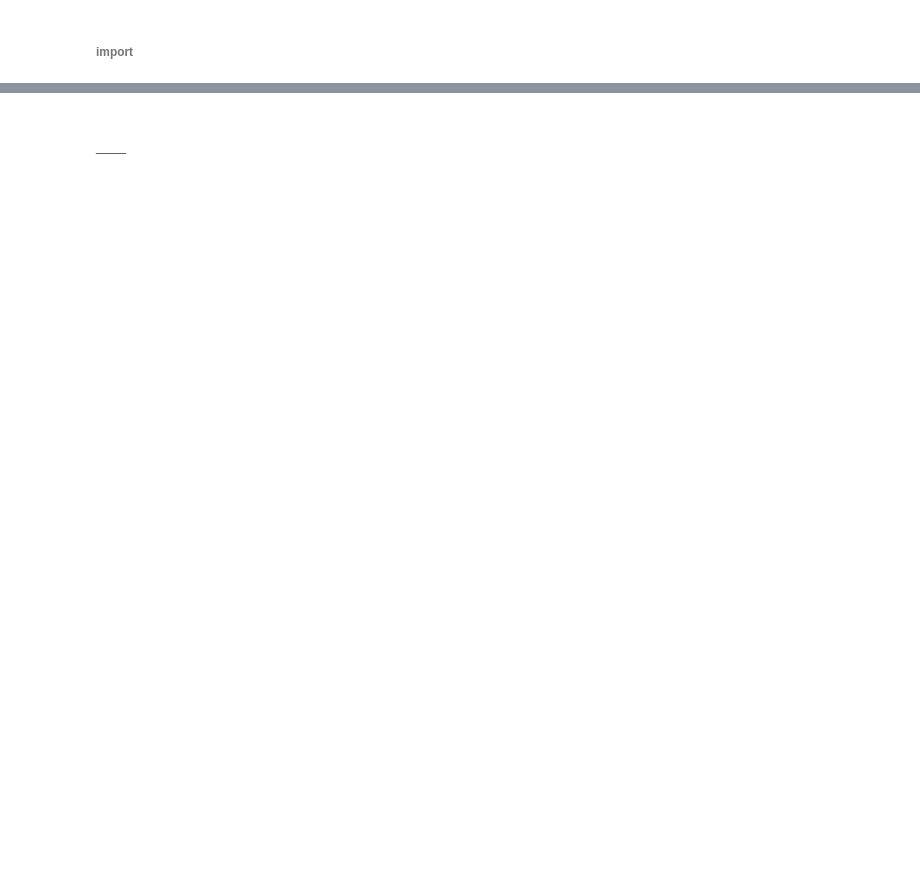
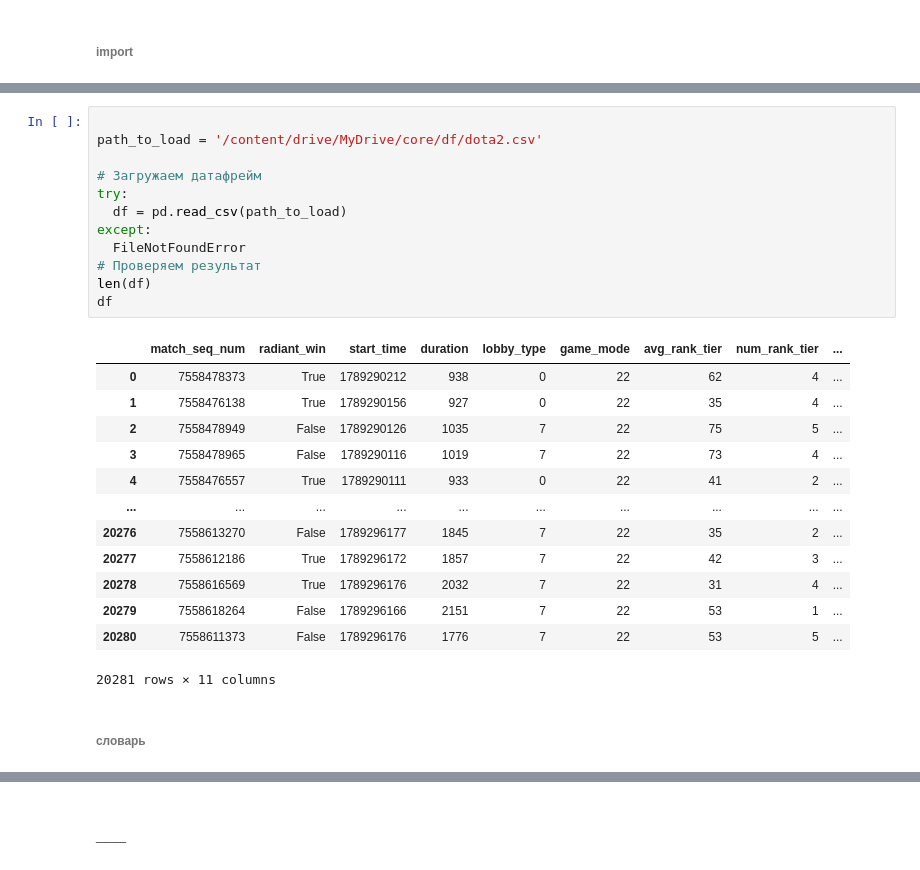
Before and after one commit to aMDy0k/workspace, a Jupyter notebook: main.ipynb, the cells around one changed output, grey strips where cells are left out. Cells and saved outputs as stored; diff of their text form; blank space fills up the shorter version.

```diff
--- a/main.ipynb
+++ b/main.ipynb
@@ -12,0 +20,28 @@ import time
+# %%
+
+path_to_load = '/content/drive/MyDrive/core/df/dota2.csv'
+
+# Загружаем датафрейм
+try:
+  df = pd.read_csv(path_to_load)
+except:
+  FileNotFoundError
+# Проверяем результат
+len(df)
+df
+# %% [output]
+|  | match_seq_num | radiant_win | start_time | duration | lobby_type | game_mode | avg_rank_tier | num_rank_tier | ... |
+| 0 | 7558478373 | True | 1789290212 | 938 | 0 | 22 | 62 | 4 | ... |
+| 1 | 7558476138 | True | 1789290156 | 927 | 0 | 22 | 35 | 4 | ... |
+| 2 | 7558478949 | False | 1789290126 | 1035 | 7 | 22 | 75 | 5 | ... |
+| 3 | 7558478965 | False | 1789290116 | 1019 | 7 | 22 | 73 | 4 | ... |
+| 4 | 7558476557 | True | 1789290111 | 933 | 0 | 22 | 41 | 2 | ... |
+| ... | ... | ... | ... | ... | ... | ... | ... | ... | ... |
+| 20276 | 7558613270 | False | 1789296177 | 1845 | 7 | 22 | 35 | 2 | ... |
+| 20277 | 7558612186 | True | 1789296172 | 1857 | 7 | 22 | 42 | 3 | ... |
+| 20278 | 7558616569 | True | 1789296176 | 2032 | 7 | 22 | 31 | 4 | ... |
+| 20279 | 7558618264 | False | 1789296166 | 2151 | 7 | 22 | 53 | 1 | ... |
+| 20280 | 7558611373 | False | 1789296176 | 1776 | 7 | 22 | 53 | 5 | ... |
+20281 rows × 11 columns
+# %% [markdown]
+###### словарь
```
Also changed, not shown: parts of 9 cells of this notebook.
